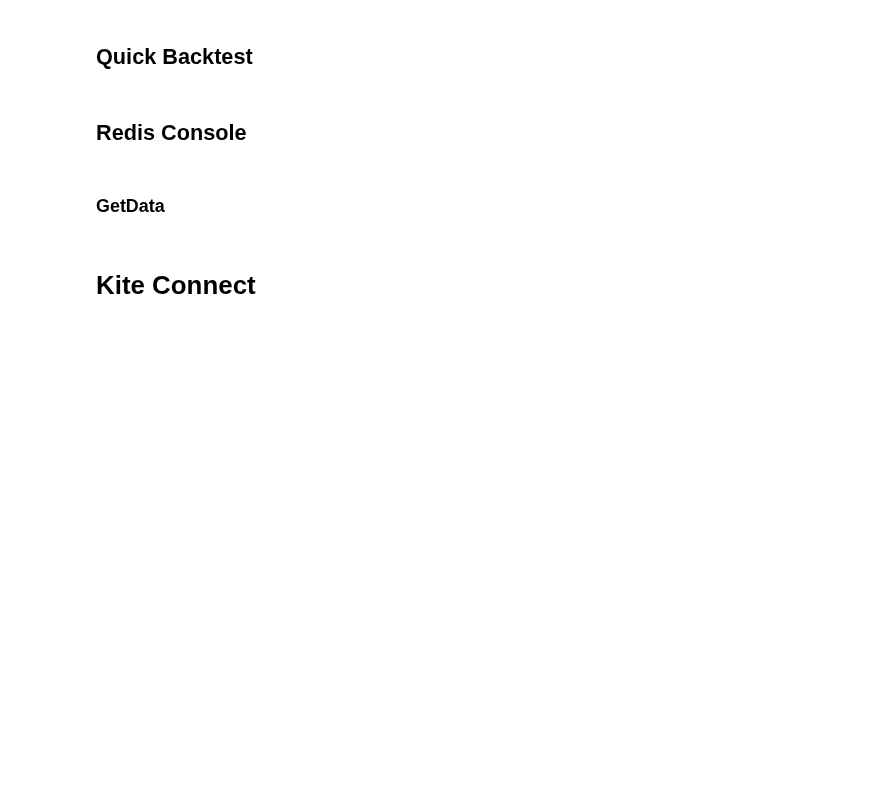
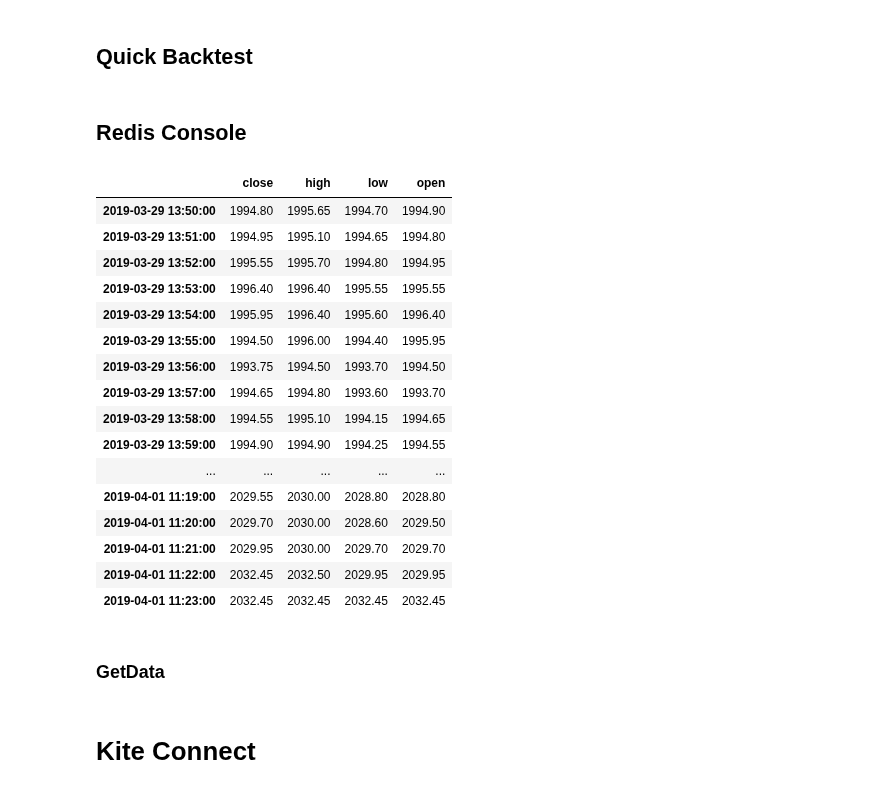
Before and after one commit to suhansaha/algotrader, a Jupyter notebook: src/freedom_v2_unit_test.ipynb, the cells around one changed output. Cells and saved outputs as stored; diff of their text form; code cells hidden in the pictures; blank space fills up the shorter version.

```diff
--- a/src/freedom_v2_unit_test.ipynb
+++ b/src/freedom_v2_unit_test.ipynb
@@ -337,6 +337,26 @@ live_cache.hget('algos','breakout_1')
 live_cache.pubsub_channels()
 # %%
 live_cache.xread({'notificationQueuelivenew':0}, block=2000, count=5000)
+# %%
+web_cache.getOHLC('TCS')
+# %% [output]
+|  | close | high | low | open |
+| 2019-03-29 13:50:00 | 1994.80 | 1995.65 | 1994.70 | 1994.90 |
+| 2019-03-29 13:51:00 | 1994.95 | 1995.10 | 1994.65 | 1994.80 |
+| 2019-03-29 13:52:00 | 1995.55 | 1995.70 | 1994.80 | 1994.95 |
+| 2019-03-29 13:53:00 | 1996.40 | 1996.40 | 1995.55 | 1995.55 |
+| 2019-03-29 13:54:00 | 1995.95 | 1996.40 | 1995.60 | 1996.40 |
+| 2019-03-29 13:55:00 | 1994.50 | 1996.00 | 1994.40 | 1995.95 |
+| 2019-03-29 13:56:00 | 1993.75 | 1994.50 | 1993.70 | 1994.50 |
+| 2019-03-29 13:57:00 | 1994.65 | 1994.80 | 1993.60 | 1993.70 |
+| 2019-03-29 13:58:00 | 1994.55 | 1995.10 | 1994.15 | 1994.65 |
+| 2019-03-29 13:59:00 | 1994.90 | 1994.90 | 1994.25 | 1994.55 |
+| ... | ... | ... | ... | ... |
+| 2019-04-01 11:19:00 | 2029.55 | 2030.00 | 2028.80 | 2028.80 |
+| 2019-04-01 11:20:00 | 2029.70 | 2030.00 | 2028.60 | 2029.50 |
+| 2019-04-01 11:21:00 | 2029.95 | 2030.00 | 2029.70 | 2029.70 |
+| 2019-04-01 11:22:00 | 2032.45 | 2032.50 | 2029.95 | 2029.95 |
+| 2019-04-01 11:23:00 | 2032.45 | 2032.45 | 2032.45 | 2032.45 |
 # %%
 live_cache.remove()
 # %%
```
Also changed, not shown: 7 other files.
